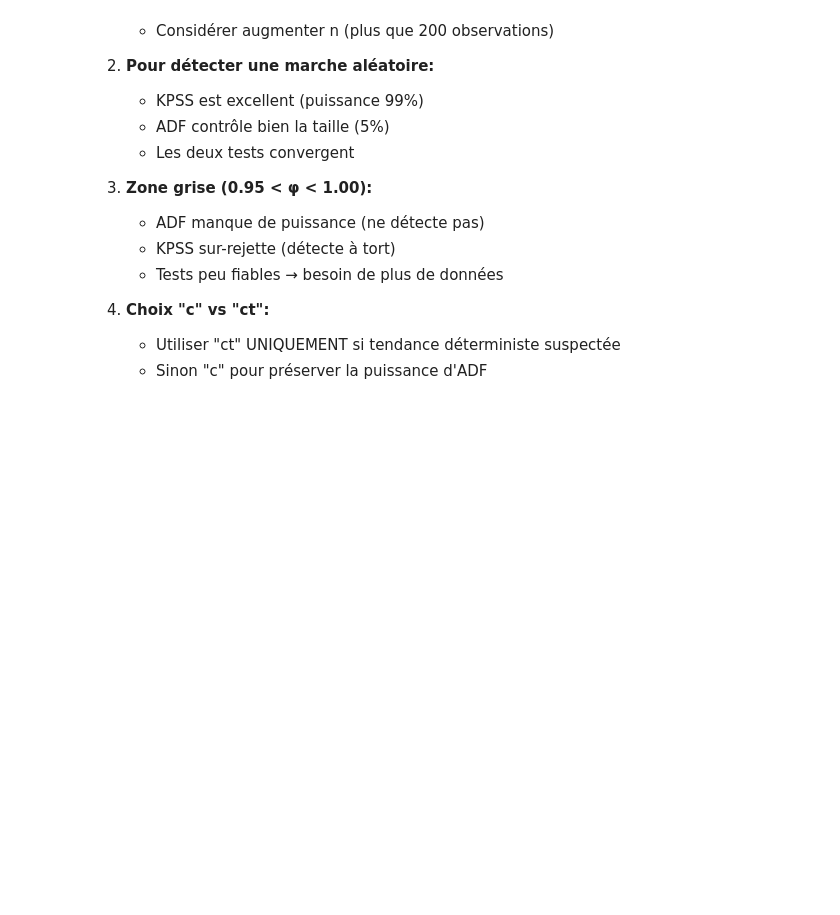
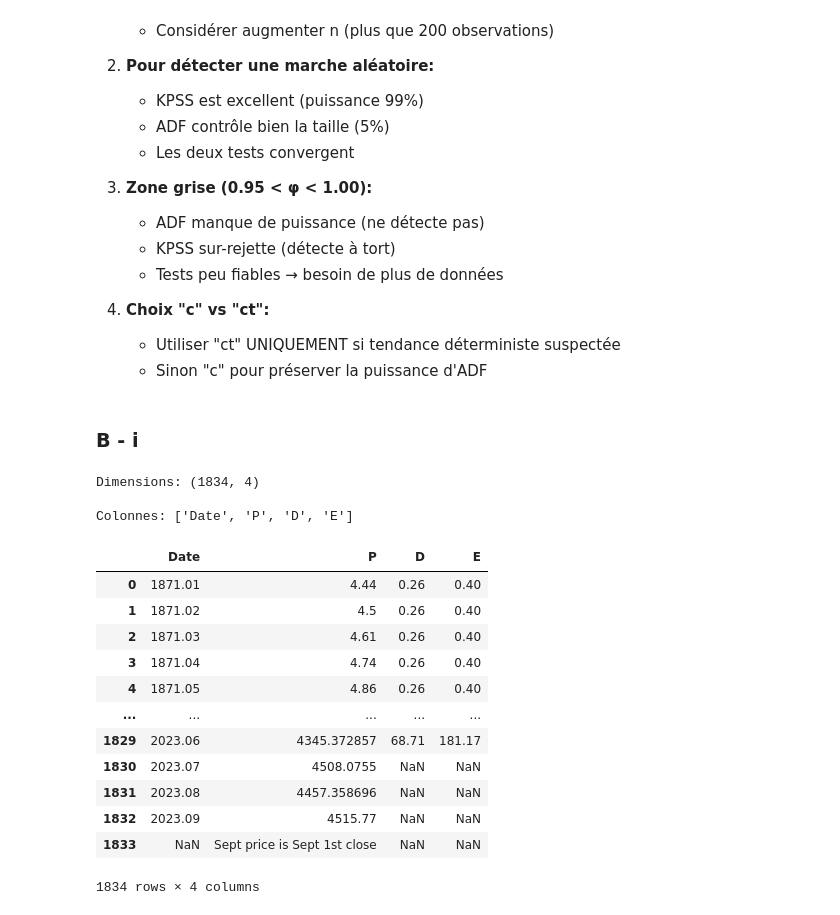
Before and after one commit to Lilas-Bertot/EXAMEN-FINAL, a Jupyter notebook: Q2.ipynb, the cells around one changed output. Cells and saved outputs as stored; diff of their text form; code cells hidden in the pictures; blank space fills up the shorter version.

```diff
--- a/Q2.ipynb
+++ b/Q2.ipynb
@@ -914,3 +914,30 @@ Modèle 5: AR(2)         12.22% (Puissance)   8.96% (Puissance)     93.74% (Tail
 4. **Choix "c" vs "ct":**
    - Utiliser "ct" UNIQUEMENT si tendance déterministe suspectée
    - Sinon "c" pour préserver la puissance d'ADF
+# %% [markdown]
+### B - i
+# %%
+# Chargement des données depuis la feuille "Data"
+stock_market = pd.read_excel('ie_data.xls', sheet_name='Data', skiprows=7, usecols=[0, 1, 2, 3])
+
+print(f"Dimensions: {stock_market.shape}")
+print(f"\nColonnes: {stock_market.columns.tolist()}")
+
+stock_market
+# %% [output]
+Dimensions: (1834, 4)
+
+Colonnes: ['Date', 'P', 'D', 'E']
+|  | Date | P | D | E |
+| 0 | 1871.01 | 4.44 | 0.26 | 0.40 |
+| 1 | 1871.02 | 4.5 | 0.26 | 0.40 |
+| 2 | 1871.03 | 4.61 | 0.26 | 0.40 |
+| 3 | 1871.04 | 4.74 | 0.26 | 0.40 |
+| 4 | 1871.05 | 4.86 | 0.26 | 0.40 |
+| ... | ... | ... | ... | ... |
+| 1829 | 2023.06 | 4345.372857 | 68.71 | 181.17 |
+| 1830 | 2023.07 | 4508.0755 | NaN | NaN |
+| 1831 | 2023.08 | 4457.358696 | NaN | NaN |
+| 1832 | 2023.09 | 4515.77 | NaN | NaN |
+| 1833 | NaN | Sept price is Sept 1st close | NaN | NaN |
+1834 rows × 4 columns
```
Also changed, not shown: parts of 3 cells of this notebook, 3 other files.
